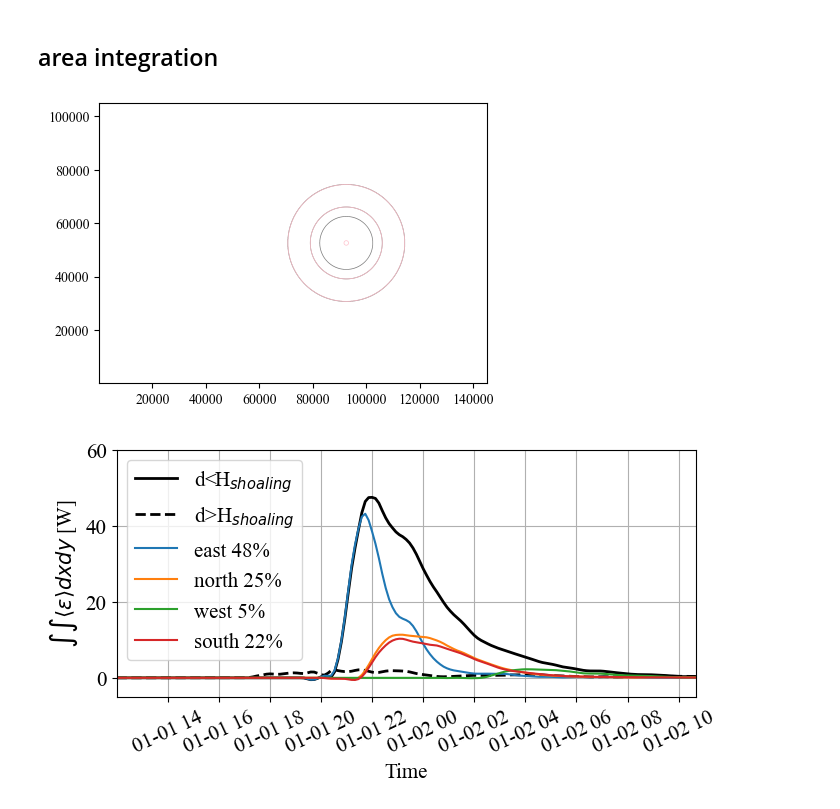
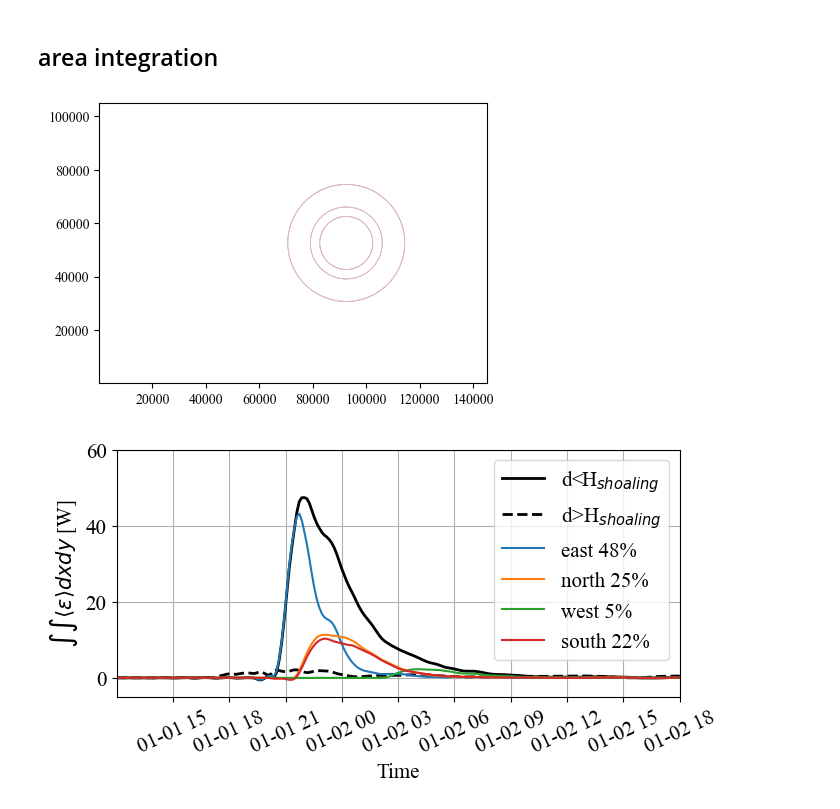
Before and after one commit to ShuwenTan-PO/NLIW_energy, a Jupyter notebook: notebook/1_SUNTANS_energy_distribution_summer_f.ipynb, the cells around one changed output. Saved outputs shown, nothing was run; the diff lists cells and outputs as text; code cells hidden in the pictures.

```diff
--- a/notebook/1_SUNTANS_energy_distribution_summer_f.ipynb
+++ b/notebook/1_SUNTANS_energy_distribution_summer_f.ipynb
@@ -11,14 +11,14 @@ import logging
 import utils as utils
 from matplotlib import cm
 # %%
-runname = 'debug_withC_rogers_netcdfBdy1_EB_soliton_f_withsponge_focus_finey_summer'
-datafilepath = '/Volumes/Tan_2023/projects_backup/SUNTANS/HPC/'+runname+'/data/'
+runname = 'debug_withC_rogers_netcdfBdy1_EB_soliton_withsponge_focus_finey_summer'
+datafilepath = '/Volumes/Tan_2024/SUNTANS/NLIW/iwave2024/dongsha/'+runname+'/data_f_1wave/'
 
 # datafilename = 'sun_out.nc_0000.nc'
 datafilename = 'sun_sparse.nc_0000.nc'
 
 # path to saved result
-resultfilepath = datafilepath[:-5] + 'mfiles/results/'
+resultfilepath = datafilepath+'/results/'
 # path to saved figures
 outfilepath = '../figure/'
 if not os.path.exists(resultfilepath):
@@ -38,4 +38,5 @@ idx_end = -15
 # %% [markdown]
 # Read data
 # %%
-data = xr.open_dataset(param_result['resultfilepath']+param_result['result_filename'])
+data = xr.open_dataset(param_result['resultfilepath']+param_result['result_filename'][:-3]+'_dissp.nc')
+data_ = xr.open_dataset(param_result['resultfilepath']+param_result['result_filename'])
@@ -148,0 +127,24 @@ plt.savefig(outfilepath+ f"dissip_0_overhead_summer_f.jpeg", dpi=300)
+# %%
+fig, ax = plt.subplots(nrows=1, ncols=1, figsize=(5,4))
+# im1 = dissip0[-1,:,:].T.plot.pcolormesh(ax=ax, vmax=1e4, vmin=-1e4, cmap=cm.RdBu_r, add_colorbar=False)
+im1 = ax.pcolormesh(data.x.data, data.y.data, dissip_prime_filter.T+dissip_0_filter.T, vmax=1e4, vmin=-1e4, cmap=cm.RdBu_r)
+cb1 = plt.colorbar(im1, location='right', extend='both')
+cb1.set_label(label=r"$\int\langle \epsilon\rangle$dt [Jm$^{-2}$]", size='x-large')
+cb1.ax.tick_params(labelsize='x-large')
+ax.contour(data.x.data, data.y.data, data_.depth.data.T, levels = [depth_top, depth_shoal, depth_bottom], colors='0.5', linewidths=.5)
+
+ax.set_xlim([x_c-30000, x_c+30000])
+ax.set_ylim([y_c-30000, y_c+30000])
+ax.set_xticks(np.arange(x_c-30000,x_c+30000+1,10000))
+ax.set_yticks(np.arange(y_c-30000,y_c+30000+1,10000))
+ax.set_xticklabels(['-30','-20', '-10', '0', '10', '20','30'])
+ax.set_yticklabels(['-30','-20', '-10', '0', '10', '20','30'])
+ax.set_aspect('equal')
+ax.set_xlabel('x [km]', fontsize=15)
+ax.set_ylabel('y [km]', fontsize=15)
+ax.set_title(f'')
+ax.tick_params(axis='both', which='major', labelsize=15)
+plt.rcParams["font.family"] = "Times New Roman"
+plt.tight_layout()
+
+plt.savefig(outfilepath+ f"dissip_all_overhead_summer_f.jpeg", dpi=300)
@@ -162,9 +166,9 @@ for i in range(len(data.x)):
     for j in range(len(data.y)):
         theta_c[i,j] = np.arctan2(data.y[j].data-y_c, data.x[i].data-x_c)
 # %%
-dis_top = np.mean(np.where((data.depth>=depth_top-.5) & (data.depth.data<=depth_top+.5)))
-dis_shoal = np.mean(dis_c[np.where((data.depth>=depth_shoal-1) & (data.depth.data<=depth_shoal+1))])
-dis_bottom = np.mean(dis_c[np.where((data.depth>=depth_bottom-1) & (data.depth.data<depth_bottom))])
+dis_top = np.mean(dis_c[np.where((data_.depth>=depth_top+.1) & (data_.depth.data<=depth_top+2))])
+dis_shoal = np.mean(dis_c[np.where((data_.depth>=depth_shoal-1) & (data_.depth.data<=depth_shoal+1))])
+dis_bottom = np.mean(dis_c[np.where((data_.depth>=depth_bottom-1) & (data_.depth.data<depth_bottom))])
 quadrants_info = {
     "r_quad": np.array([dis_shoal,dis_bottom]),
     "quadrants": ['east', 'north', 'west', 'south'],
@@ -172,11 +176,11 @@ quadrants_info = {
             }
 # %%
 fig, ax = plt.subplots(nrows=1, ncols=1, figsize=(5,4))
-ax.contour(data.x.data, data.y.data, data.depth.data.T, levels = [depth_top, depth_shoal, depth_bottom], colors='0.5', linewidths=.5)
+ax.contour(data.x.data, data.y.data, data_.depth.data.T, levels = [depth_top, depth_shoal, depth_bottom], colors='0.5', linewidths=.5)
 ax.contour(data.x.data, data.y.data, dis_c.T, levels = [dis_top, dis_shoal, dis_bottom], colors='pink', linewidths=.5)
 ax.set_aspect('equal')
 # %% [output]
-[figure, old version]
+[figure, new version]
 # %%
 # mask out data outside of the rings
 mask_ring = (dis_c>=dis_top) & (dis_c<quadrants_info["r_quad"][0])
@@ -260,26 +264,26 @@ dissp_rate_int_outter[-1,:] = dissp_rate_out_.integrate('y')*1e-6
 # %%
 fig, ax = plt.subplots(nrows=1, ncols=1, figsize=(7, 3.7))
 ax.plot(data.time, np.sum(dissp_rate_int_inner,axis=0), c='k', lw=2, label='d<H$_{shoaling}$')
 ax.plot(data.time, np.sum(dissp_rate_int_outter,axis=0), c='k', ls='--', lw=2, label='d>H$_{shoaling}$')
 for i in range(4):
     ax.plot(data.time, dissp_rate_int_inner[i,:], label=quadrants_info['quadrants'][i]+' '+str(int(np.round(np.trapz(dissp_rate_int_inner[i,:])/np.trapz(np.sum(dissp_rate_int_inner,axis=0))*100)))+'%')
-ax.legend(fontsize=15, ncol=1, loc='upper left')
+ax.legend(fontsize=15, ncol=1, loc='upper right')
 ax.set_ylim([-5,60])
 ax.set_xlim([data.time[0].data,data.time[-1].data])
 ax.set_xlabel('Time', fontsize=15)
 ax.set_ylabel(r"$\int\int\langle \epsilon\rangle dxdy$ [W]", fontsize=15)
 # ax.set_ylabel(r"$\int\int(\overline{\epsilon}+\overline{D})dxdy$ [W]", fontsize=15)
 ax.tick_params(axis='both', which='major', labelsize=15)
 ax.tick_params(axis='x', rotation = 25)
 ax.set_title('')
 ax.grid()
 plt.tight_layout()
 # for idx_t in np.arange(20,40+1,5):
 #     ax.plot([data.time[idx_t].data, data.time[idx_t].data], [-65, 5], '.5')
 # for idx_t in np.arange(45,80,5):
 #     ax.plot([data.time[idx_t].data, data.time[idx_t].data], [-65, 5], 'pink')
 plt.rcParams["font.family"] = "Times New Roman"
 
 plt.savefig(outfilepath+ f"dissp_rate_areaintegrate_quadrants_summer_f.jpeg", dpi=300)
 # %% [output]
-[figure, old version]
+[figure, new version]
```
Also changed, not shown: parts of 18 cells of this notebook, 26 other files.
